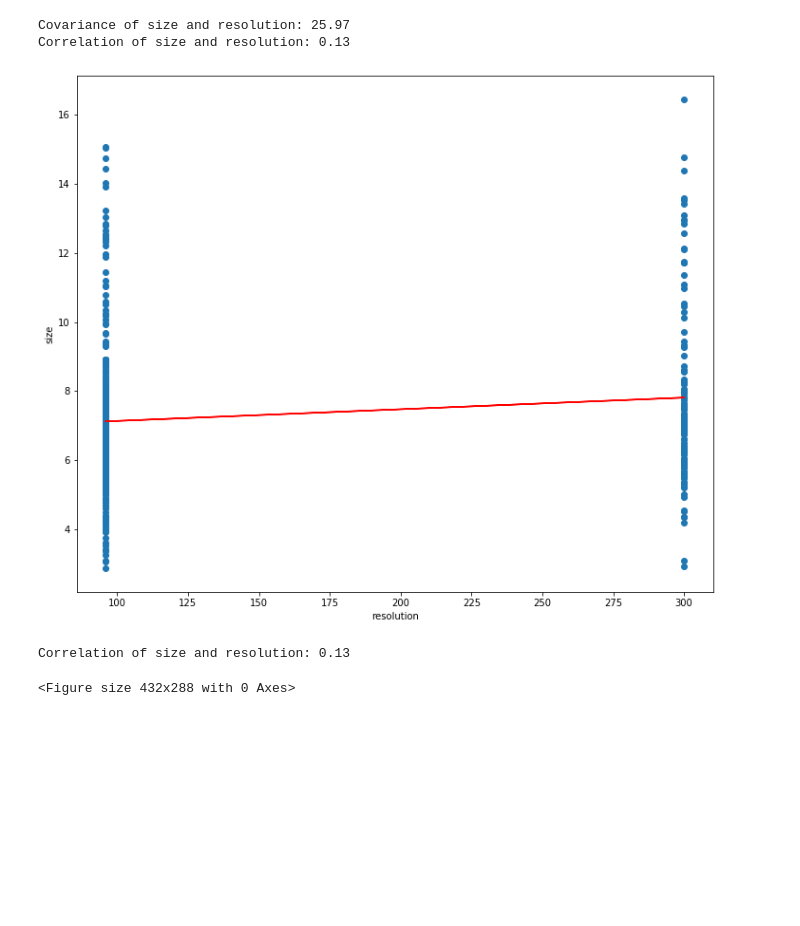
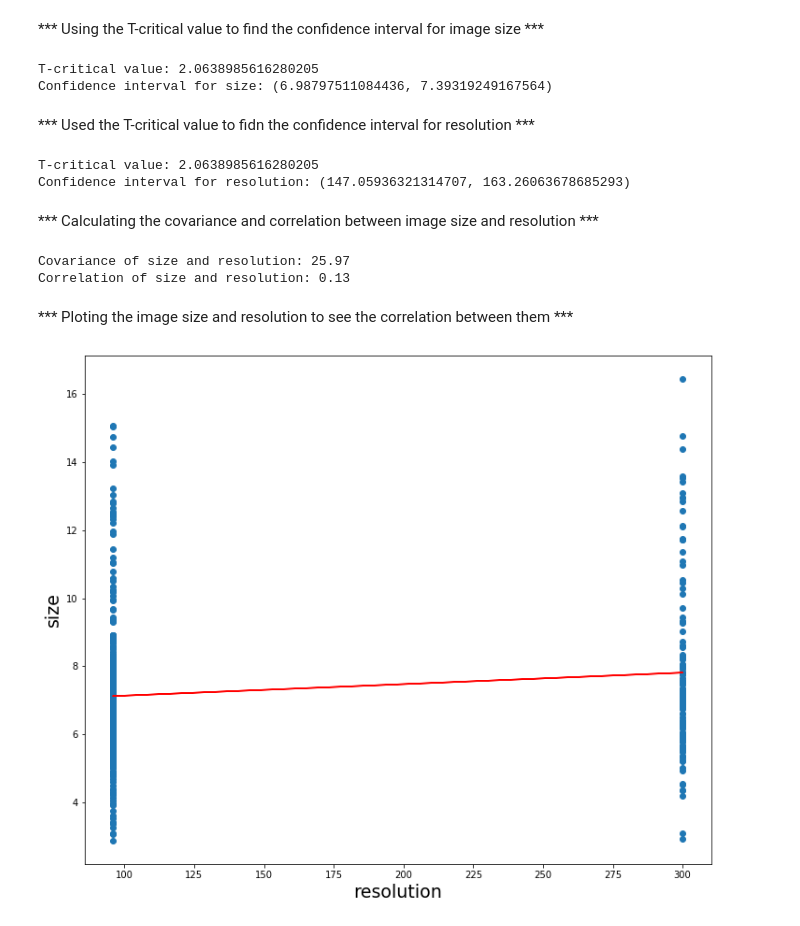
Before and after one commit to UNCG-CSE/Poststorm_Imagery, a Jupyter notebook: src/python/psic/image_analysis/image_size_and_resolution_stats.ipynb, the cells around one changed output. Saved outputs shown, nothing was run; the diff lists cells and outputs as text; code cells hidden in the pictures; blank space fills up the shorter version.

Commit message:
added the code for stats

```diff
--- a/src/python/psic/image_analysis/image_size_and_resolution_stats.ipynb
+++ b/src/python/psic/image_analysis/image_size_and_resolution_stats.ipynb
@@ -129,0 +12,3 @@ Confidence interval: (147.46736321314708, 163.66863678685294)
+# %%
+image_data =pd.read_csv("catalog for image resolution and size.csv")
+image_data.head(10)
@@ -130,21 +181,66 @@ Confidence interval: (147.46736321314708, 163.66863678685294)
+# %% [markdown]
+*** Using the T-critical value to find the confidence interval for image size ***
+# %%
+sample_size = 500
+
+for sample in range(25):
+    sample = np.random.choice(a=image_data["size(MB)"], size = sample_size)
+    sample_mean = sample.mean()
+
+    t_critical = stats.t.ppf(q = 0.975, df=24)  # Get the t-critical value
+
+    sigma = size_SD/math.sqrt(sample_size)  # Standard deviation estimate
+    margin_of_error = t_critical * sigma
+
+    confidence_interval = (sample_mean - margin_of_error,
+                           sample_mean + margin_of_error)
+
+print("T-critical value: " + str(t_critical))
+print("Confidence interval for size: " + str(confidence_interval))
+# %% [output]
+T-critical value: 2.0638985616280205
+Confidence interval for size: (6.98797511084436, 7.39319249167564)
+# %% [markdown]
+*** Used the T-critical value to fidn the confidence interval for resolution ***
+# %%
+sample_size = 500
+
+for sample in range(25):
+    sample = np.random.choice(a=image_data["resolution(DPI)"], size = sample_size)
+    sample_mean = sample.mean()
+
+    t_critical = stats.t.ppf(q = 0.975, df=24)  # Get the t-critical value
+
+    sigma = resolution_SD/math.sqrt(sample_size)  # Standard deviation estimate
+    margin_of_error = t_critical * sigma
+
+    confidence_interval = (sample_mean - margin_of_error,
+                           sample_mean + margin_of_error)
+
+print("T-critical value: " + str(t_critical))
+print("Confidence interval for resolution: " + str(confidence_interval))
+# %% [output]
+T-critical value: 2.0638985616280205
+Confidence interval for resolution: (147.05936321314707, 163.26063678685293)
+# %% [markdown]
+*** Calculating the covariance and correlation between image size and resolution ***
 # %%
 print('Covariance of size and resolution: %.2f'%np.cov(ct["size(MB)"], ct["resolution(DPI)"])[0, 1])
 print('Correlation of size and resolution: %.2f'%np.corrcoef(ct["size(MB)"], ct["resolution(DPI)"])[0, 1])
 # %% [output]
 Covariance of size and resolution: 25.97
 Correlation of size and resolution: 0.13
+# %% [markdown]
+*** Ploting the image size and resolution to see the correlation between them ***
 # %%
-m, b = np.polyfit(ct["resolution(DPI)"], ct["size(MB)"], 1)
-
+matplotlib.rc('axes', labelsize=19)
+matplotlib.rc('axes', titlesize=12)
+m, b = np.polyfit(image_data["resolution(DPI)"], image_data["size(MB)"], 1)
 plt.figure(figsize=(12,10))
-plt.scatter(ct["resolution(DPI)"], ct["size(MB)"])
+plt.scatter(image_data["resolution(DPI)"], image_data["size(MB)"])
 plt.xlabel('resolution')
 plt.ylabel('size')
-plt.plot(ct["resolution(DPI)"], m*ct["resolution(DPI)"] + b, 'r-')
-plt.show()
+plt.plot(image_data["resolution(DPI)"], m*image_data["resolution(DPI)"] + b, 'r-')
 plt.savefig('images_correlation.png', dpi = 100)
-print('Correlation of size and resolution: %.2f'%np.corrcoef(ct["resolution(DPI)"], ct["size(MB)"])[0, 1])
 # %% [output]
-[figure, old version]
+[figure, new version]
-Correlation of size and resolution: 0.13
-<Figure size 432x288 with 0 Axes>
```
Also changed, not shown: parts of 37 cells of this notebook, 6 other files.
